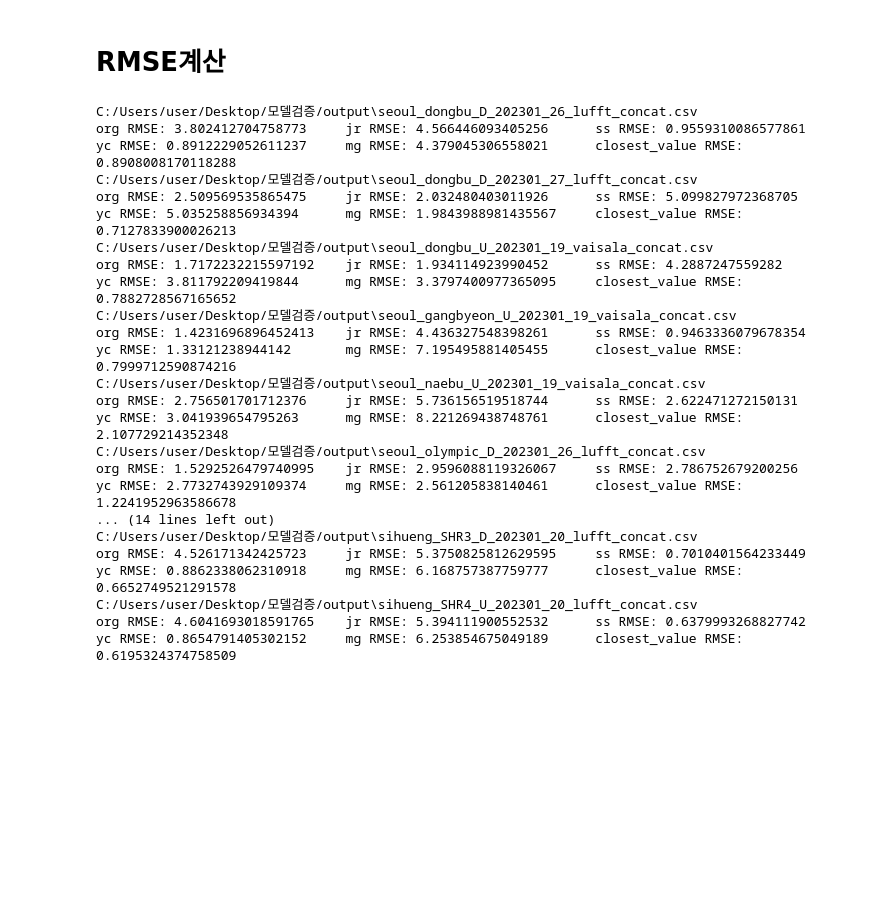
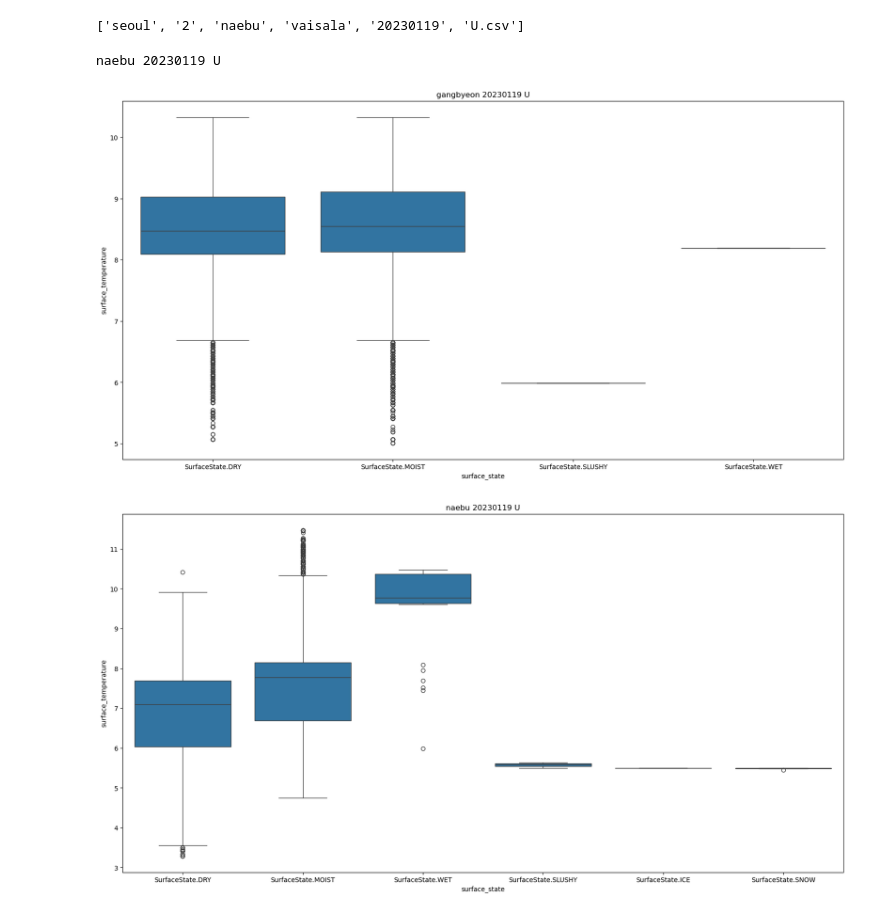
Before and after one commit to righttrue/model_verify, a Jupyter notebook: CODE/EDA.ipynb, the cells around one changed output. Cells and saved outputs as stored; diff of their text form; code cells hidden in the pictures; blank space fills up the shorter version.

```diff
--- a/CODE/EDA.ipynb
+++ b/CODE/EDA.ipynb
@@ -13,3 +10,5 @@ matplotlib.rcParams['axes.unicode_minus'] = False # '-' 부호 인식 설정
 import seaborn as sns
 # %%
-obs_data_list = glob.glob("../DATA/20230705_스시2_서울&시흥_1월관측_후처리자료/*csv") # observational data file list
+df_list = glob.glob('../DATA/20230705_스시2_서울&시흥_1월관측_후처리자료/*vaisala*.csv')
+
+df = pd.read_csv(df_list[1])
@@ -193,48 +15,4 @@ obs_data_list_lufft = glob.glob("../DATA/20230705_스시2_서울&시흥_1월관
-# %%
-for i in obs_data_list_vi:
-    main_process_vi(i)
-
-for i in obs_data_list_lufft:
-    main_process_lufft(i)
-# %% [markdown]
-# RMSE계산
-# %%
-from sklearn.metrics import mean_squared_error
-import numpy as np
-df_list = glob.glob('C:/Users/user/Desktop/모델검증/output/S*.csv')
-# 두 개의 컬럼을 가진 데이터 프레임 df가 있다고 가정합니다.
-# 'actual'과 'predicted'라는 두 개의 컬럼이 있다고 가정합니다.
-for j in df_list:
-    df = pd.read_csv(j)
-    # 실제값과 예측값을 가져옵니다.
-    print(j)
-    for i in ['org', 'jr',  'ss', 'yc','mg','closest_value']:
-        actual = df['surface_temperature']
-        predicted = df[i]
-
-        # MSE(Mean Squared Error)를 계산합니다.
-        mse = mean_squared_error(actual, predicted)
-
-        # MSE의 제곱근을 계산하여 RMSE를 얻습니다.
-        rmse = np.sqrt(mse)
-
-        print(f"{i} RMSE:", rmse, end = "\t")
-    print()
-# %% [output]
-C:/Users/user/Desktop/모델검증/output\seoul_dongbu_D_202301_26_lufft_concat.csv
-org RMSE: 3.802412704758773     jr RMSE: 4.566446093405256      ss RMSE: 0.9559310086577861     yc RMSE: 0.8912229052611237     mg RMSE: 4.379045306558021      closest_value RMSE: 0.8908008170118288
-C:/Users/user/Desktop/모델검증/output\seoul_dongbu_D_202301_27_lufft_concat.csv
-org RMSE: 2.509569535865475     jr RMSE: 2.032480403011926      ss RMSE: 5.099827972368705      yc RMSE: 5.035258856934394      mg RMSE: 1.9843988981435567     closest_value RMSE: 0.7127833900026213
-C:/Users/user/Desktop/모델검증/output\seoul_dongbu_U_202301_19_vaisala_concat.csv
-org RMSE: 1.7172232215597192    jr RMSE: 1.934114923990452      ss RMSE: 4.2887247559282        yc RMSE: 3.811792209419844      mg RMSE: 3.3797400977365095     closest_value RMSE: 0.7882728567165652
-C:/Users/user/Desktop/모델검증/output\seoul_gangbyeon_U_202301_19_vaisala_concat.csv
-org RMSE: 1.4231696896452413    jr RMSE: 4.436327548398261      ss RMSE: 0.9463336079678354     yc RMSE: 1.33121238944142       mg RMSE: 7.195495881405455      closest_value RMSE: 0.7999712590874216
-C:/Users/user/Desktop/모델검증/output\seoul_naebu_U_202301_19_vaisala_concat.csv
-org RMSE: 2.756501701712376     jr RMSE: 5.736156519518744      ss RMSE: 2.622471272150131      yc RMSE: 3.041939654795263      mg RMSE: 8.221269438748761      closest_value RMSE: 2.107729214352348
-C:/Users/user/Desktop/모델검증/output\seoul_olympic_D_202301_26_lufft_concat.csv
-org RMSE: 1.5292526479740995    jr RMSE: 2.9596088119326067     ss RMSE: 2.786752679200256      yc RMSE: 2.7732743929109374     mg RMSE: 2.561205838140461      closest_value RMSE: 1.2241952963586678
-... (14 lines left out)
-C:/Users/user/Desktop/모델검증/output\sihueng_SHR3_D_202301_20_lufft_concat.csv
-org RMSE: 4.526171342425723     jr RMSE: 5.3750825812629595     ss RMSE: 0.7010401564233449     yc RMSE: 0.8862338062310918     mg RMSE: 6.168757387759777      closest_value RMSE: 0.6652749521291578
-C:/Users/user/Desktop/모델검증/output\sihueng_SHR4_U_202301_20_lufft_concat.csv
-org RMSE: 4.6041693018591765    jr RMSE: 5.394111900552532      ss RMSE: 0.6379993268827742     yc RMSE: 0.8654791405302152     mg RMSE: 6.253854675049189      closest_value RMSE: 0.6195324374758509
+# %%
+df_list[1].split('\\')[-1].split('_')
+# %% [output]
+['seoul', '2', 'naebu', 'vaisala', '20230119', 'U.csv']
@@ -240,0 +23,18 @@ org RMSE: 4.6041693018591765    jr RMSE: 5.394111900552532      ss RMSE: 0.63799
+# %%
+print(road_name,obs_time,road_dir)
+# %% [output]
+naebu 20230119 U
+# %%
+df_list = glob.glob('../DATA/20230705_스시2_서울&시흥_1월관측_후처리자료/*vaisala*.csv')
+for i in df_list:
+    df = pd.read_csv(i)
+    road_name = i.split('\\')[-1].split('_')[2]
+    obs_time = i.split('\\')[-1].split('_')[-2]
+    road_dir = i.split('\\')[-1].split('_')[-1].split('.')[0]
+    plt.figure(figsize=(20,10))
+    sns.boxplot(data = df, x = 'surface_state', y = 'surface_temperature')
+    plt.title(f'{road_name} {obs_time} {road_dir}')
+    plt.show()
+# %% [output]
+[figure, added]
+[figure, added]
```
Also changed, not shown: parts of 16 cells of this notebook, 3 other files.
